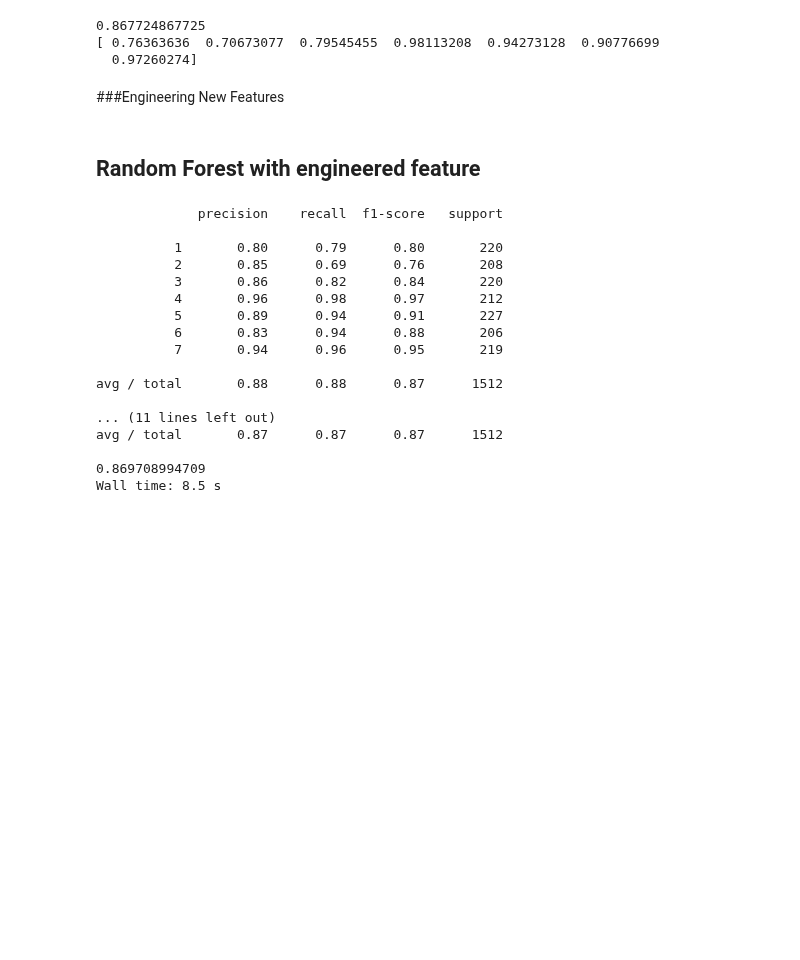
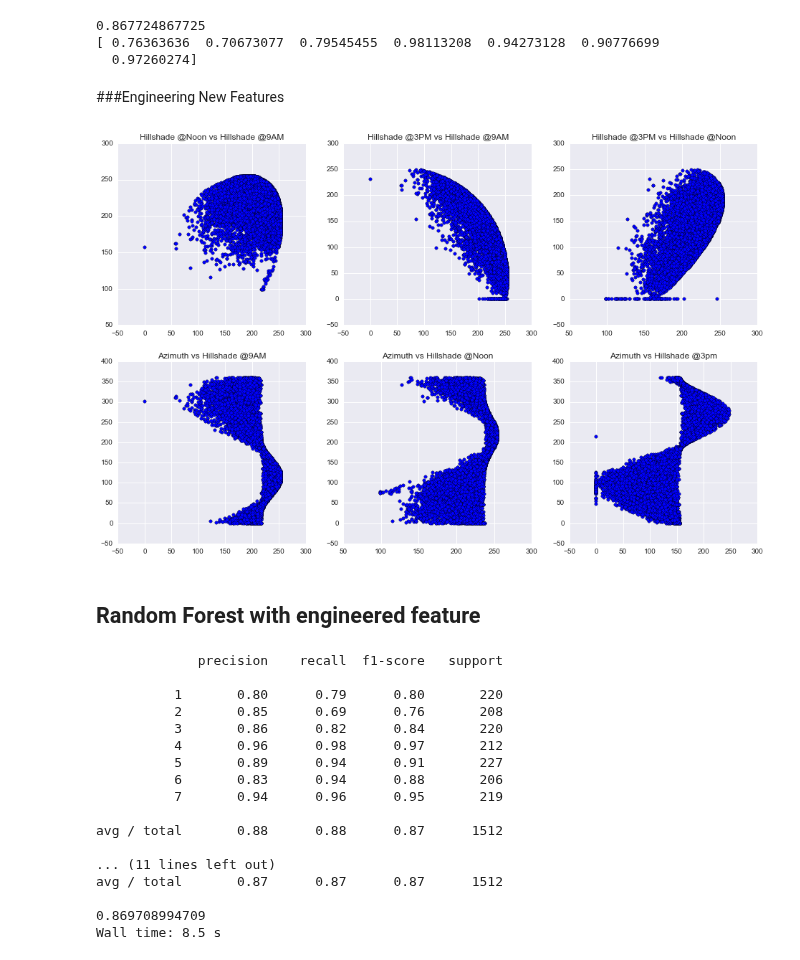
Before and after one commit to juanjocarin/W207-final-project, a Jupyter notebook: Forest/W207-Carin_Mahmud_Sakhamuri.ipynb, the cells around one changed output. Cells and saved outputs as stored; diff of their text form; code cells hidden in the pictures; blank space fills up the shorter version.

```diff
--- a/Forest/W207-Carin_Mahmud_Sakhamuri.ipynb
+++ b/Forest/W207-Carin_Mahmud_Sakhamuri.ipynb
@@ -554,3 +542,57 @@ X_dev_new_del = np.delete(X_dev_new,[3,4],axis=1)
+# %%
+#Computes the coordinate distance to hydrology based on horizontal and vertical distance to hydrology
+
+distance_to_hydrology = metrics.euclidean_distances(X_train[:,(3,4)], np.array([0,0]))
+
+X_train_new = np.append(X_train,distance_to_hydrology,axis=1)
+
+#thresholding hillshade features
+X_train_new[:,6]= np.floor_divide(X_train[:,6],64)
+X_train_new[:,7]= np.floor_divide(X_train[:,7],64)
+X_train_new[:,8]= np.floor_divide(X_train[:,8],64)
+
+X_train_new_del = np.delete(X_train_new,[3,4],axis=1)
+
+distance_to_hydrology = metrics.euclidean_distances(X_dev[:,(3,4)], np.array([0,0]))
+
+X_dev_new = np.append(X_dev,distance_to_hydrology,axis=1)
+
+#thresholding hillshade features
+X_dev_new[:,6]= np.floor_divide(X_dev[:,6],64)
+X_dev_new[:,7]= np.floor_divide(X_dev[:,7],64)
+X_dev_new[:,8]= np.floor_divide(X_dev[:,8],64)
+
+X_dev_new_del = np.delete(X_dev_new,[3,4],axis=1)
+
+plt.figure(figsize=(16,10))
+#Scatter Plot of hillshade index
+plt.subplot(2,3,1)
+plt.scatter(X_train[:,6],X_train[:,7])
+plt.title("Hillshade @Noon vs Hillshade @9AM")
+
+plt.subplot(2,3,2)
+plt.scatter(X_train[:,6],X_train[:,8])
+plt.title("Hillshade @3PM vs Hillshade @9AM")
+
+plt.subplot(2,3,3)
+plt.scatter(X_train[:,7],X_train[:,8])
+plt.title("Hillshade @3PM vs Hillshade @Noon")
+
+plt.subplot(2,3,4)
+plt.scatter(X_train[:,6],X_train[:,1])
+plt.title("Azimuth vs Hillshade @9AM")
+
+plt.subplot(2,3,5)
+plt.scatter(X_train[:,7],X_train[:,1])
+plt.title("Azimuth vs Hillshade @Noon ")
+
+plt.subplot(2,3,6)
+plt.scatter(X_train[:,8],X_train[:,1])
+plt.title("Azimuth vs Hillshade @3pm")
+
+plt.show()
+# %% [output]
+[figure, added]
 # %% [markdown]
 ## Random Forest with engineered feature
 # %%
```
Also changed, not shown: parts of 3 cells of this notebook.
